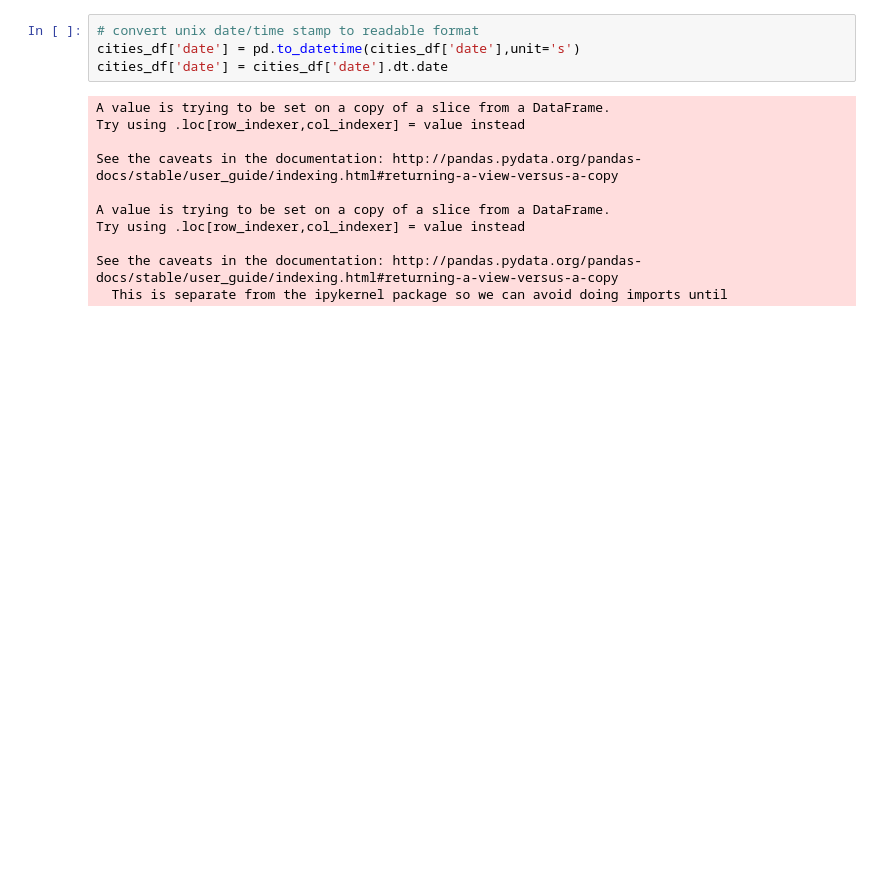
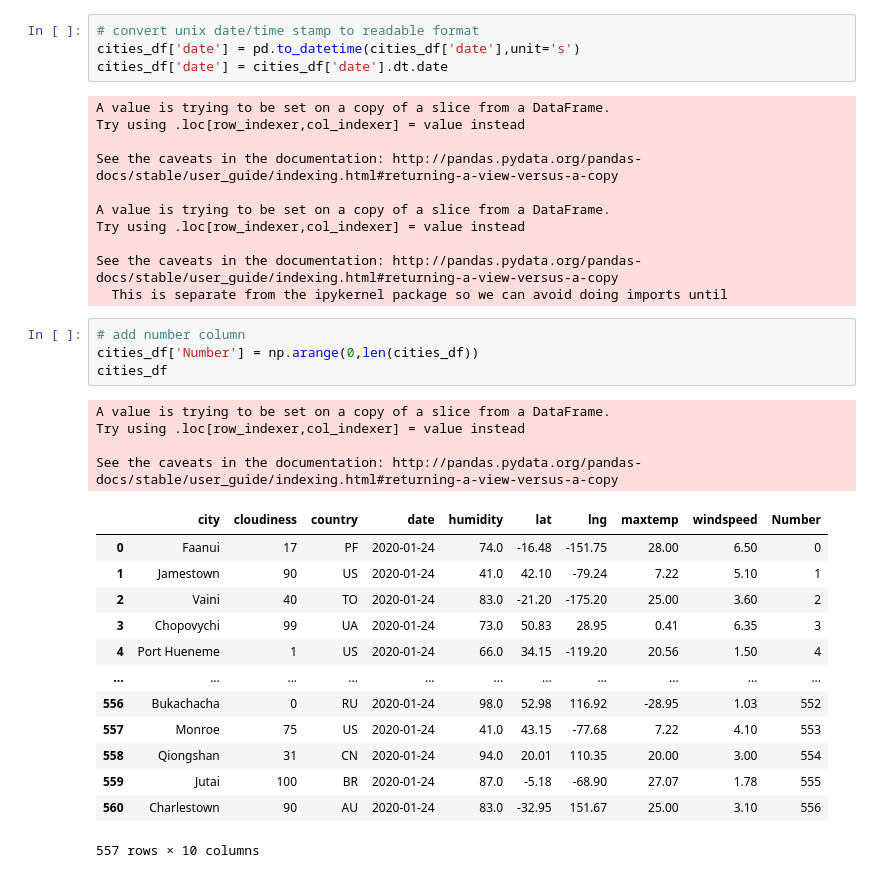
Before and after one commit to loryuen/web-design-challenge, a Jupyter notebook: Weather.ipynb, the cells around one changed output. Saved outputs shown, nothing was run; the diff lists cells and outputs as text; blank space fills up the shorter version.

Commit message:
data table

```diff
--- a/Weather.ipynb
+++ b/Weather.ipynb
@@ -57,6 +58,28 @@ Try using .loc[row_indexer,col_indexer] = value instead
 
 See the caveats in the documentation: http://pandas.pydata.org/pandas-docs/stable/user_guide/indexing.html#returning-a-view-versus-a-copy
   This is separate from the ipykernel package so we can avoid doing imports until
+# %%
+# add number column
+cities_df['Number'] = np.arange(0,len(cities_df))
+cities_df
+# %% [output]
+A value is trying to be set on a copy of a slice from a DataFrame.
+Try using .loc[row_indexer,col_indexer] = value instead
+
+See the caveats in the documentation: http://pandas.pydata.org/pandas-docs/stable/user_guide/indexing.html#returning-a-view-versus-a-copy
+|  | city | cloudiness | country | date | humidity | lat | lng | maxtemp | windspeed | Number |
+| 0 | Faanui | 17 | PF | 2020-01-24 | 74.0 | -16.48 | -151.75 | 28.00 | 6.50 | 0 |
+| 1 | Jamestown | 90 | US | 2020-01-24 | 41.0 | 42.10 | -79.24 | 7.22 | 5.10 | 1 |
+| 2 | Vaini | 40 | TO | 2020-01-24 | 83.0 | -21.20 | -175.20 | 25.00 | 3.60 | 2 |
+| 3 | Chopovychi | 99 | UA | 2020-01-24 | 73.0 | 50.83 | 28.95 | 0.41 | 6.35 | 3 |
+| 4 | Port Hueneme | 1 | US | 2020-01-24 | 66.0 | 34.15 | -119.20 | 20.56 | 1.50 | 4 |
+| ... | ... | ... | ... | ... | ... | ... | ... | ... | ... | ... |
+| 556 | Bukachacha | 0 | RU | 2020-01-24 | 98.0 | 52.98 | 116.92 | -28.95 | 1.03 | 552 |
+| 557 | Monroe | 75 | US | 2020-01-24 | 41.0 | 43.15 | -77.68 | 7.22 | 4.10 | 553 |
+| 558 | Qiongshan | 31 | CN | 2020-01-24 | 94.0 | 20.01 | 110.35 | 20.00 | 3.00 | 554 |
+| 559 | Jutai | 100 | BR | 2020-01-24 | 87.0 | -5.18 | -68.90 | 27.07 | 1.78 | 555 |
+| 560 | Charlestown | 90 | AU | 2020-01-24 | 83.0 | -32.95 | 151.67 | 25.00 | 3.10 | 556 |
+557 rows × 10 columns
 # %%
 # name index column
 cities_df.index.name = "City Id"
```
Also changed, not shown: parts of 4 cells of this notebook, 2 other files.
